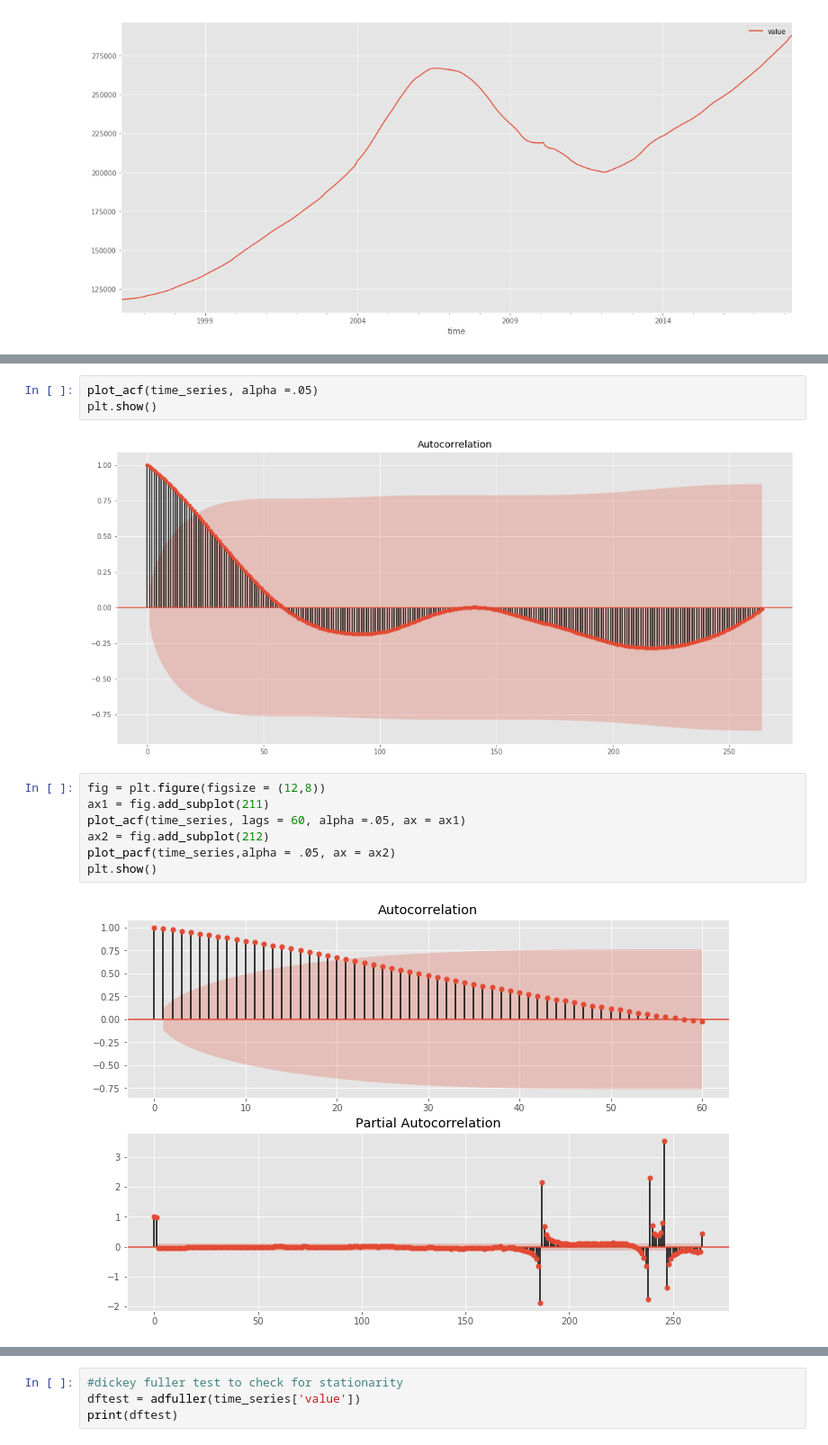
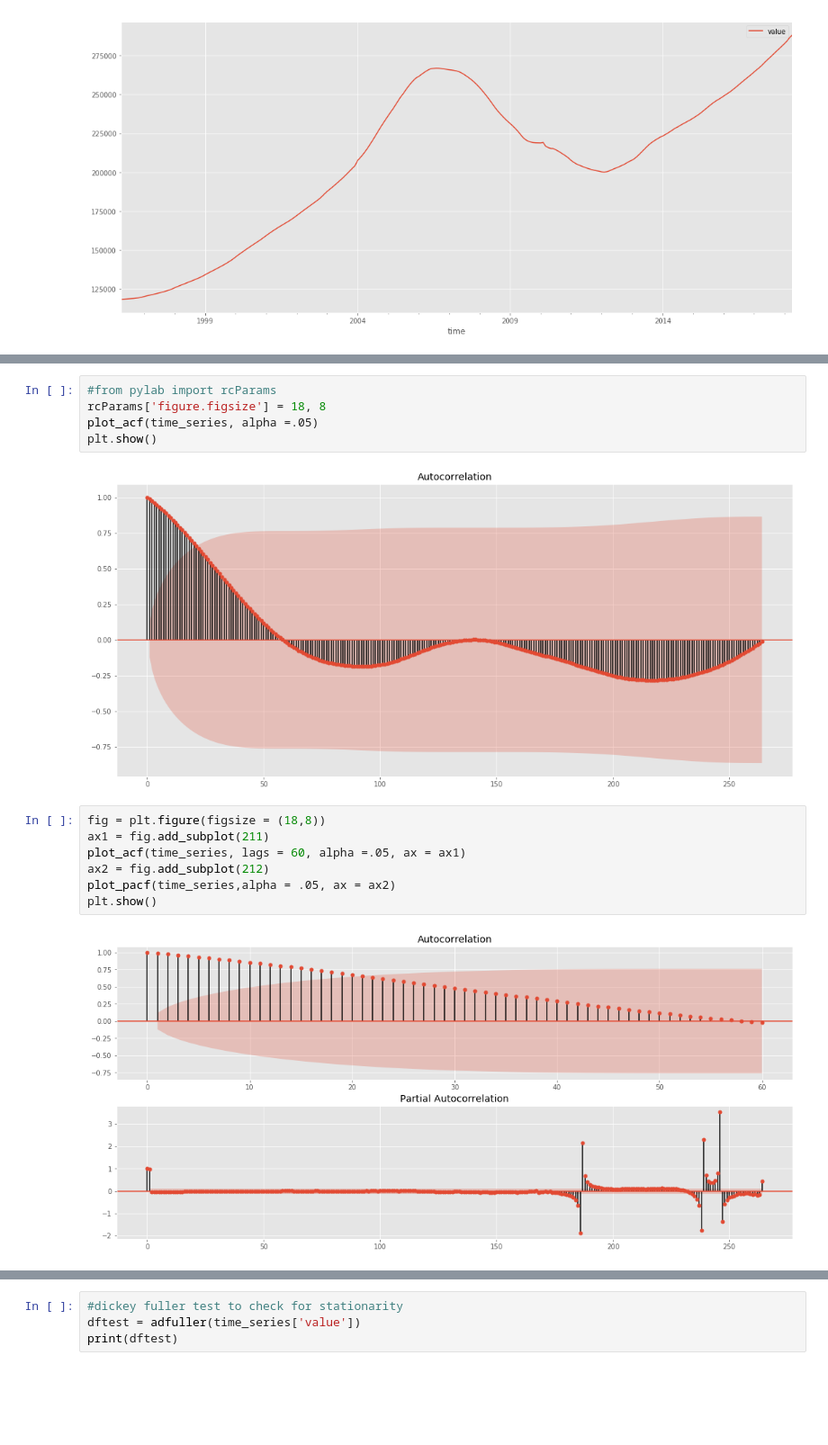
Before and after one commit to harrisonmiller13/nyc-mhtn-ds-060319-lectures, a Jupyter notebook: Mod_4/Mod_4_Project/mod_4_starter_notebook.ipynb, the cells around one changed output, grey strips where cells are left out. Shown: that part at 90% size. Cells and saved outputs as stored; diff of their text form; blank space fills up the shorter version.

```diff
--- a/Mod_4/Mod_4_Project/mod_4_starter_notebook.ipynb
+++ b/Mod_4/Mod_4_Project/mod_4_starter_notebook.ipynb
@@ -127,15 +119,17 @@ plt.show()
 # %%
+#from pylab import rcParams
+rcParams['figure.figsize'] = 18, 8
 plot_acf(time_series, alpha =.05)
 plt.show()
 # %% [output]
 [figure]
 # %%
-fig = plt.figure(figsize = (12,8))
+fig = plt.figure(figsize = (18,8))
 ax1 = fig.add_subplot(211)
 plot_acf(time_series, lags = 60, alpha =.05, ax = ax1)
 ax2 = fig.add_subplot(212)
 plot_pacf(time_series,alpha = .05, ax = ax2)
 plt.show()
 # %% [output]
-[figure, old version]
+[figure, new version]
 # %%
```
Also changed, not shown: parts of 14 cells of this notebook.
